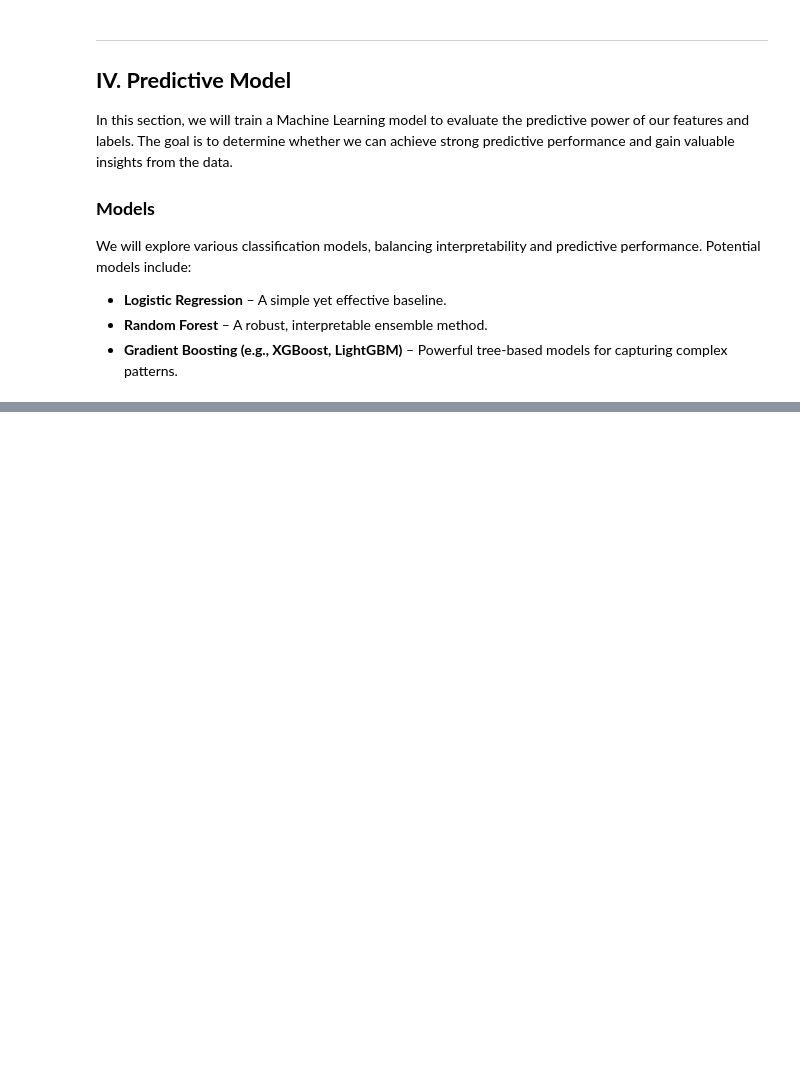
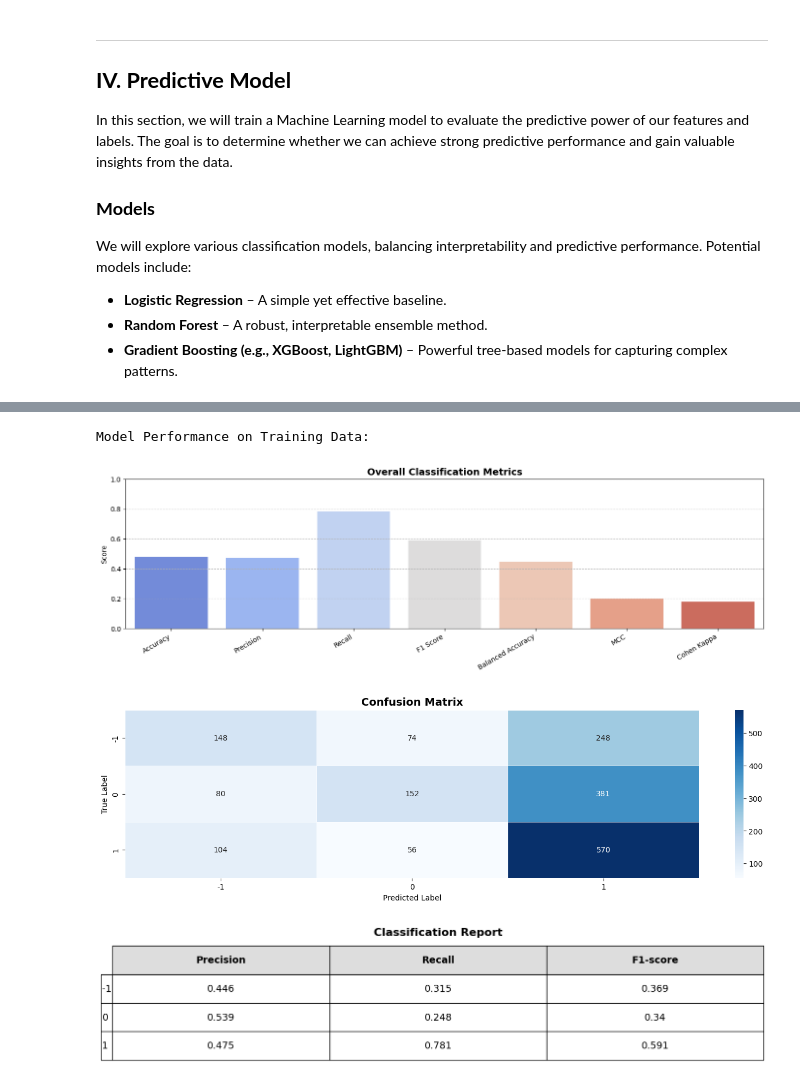
Before and after one commit to Cheval-Paresseux/ChevalParesseux-lib, a Jupyter notebook: notebooks/MachineLearning.ipynb, the cells around one changed output, grey strips where cells are left out. Cells and saved outputs as stored; diff of their text form; code cells hidden in the pictures; blank space fills up the shorter version.

```diff
--- a/notebooks/MachineLearning.ipynb
+++ b/notebooks/MachineLearning.ipynb
@@ -359 +364,20 @@ lib.plot_tree(decision_tree.root, feature_names=X_train.columns.tolist())
+# %%
+"""Let's see how the model performs on the training set"""
+predictions = decision_tree.predict(training_set['AAPL'].drop(['labels_tb', 'labels_lf'], axis=1))
+training_set['AAPL']['predictions'] = predictions
+training_data['AAPL'].loc[:, 'predictions'] = training_set['AAPL']['predictions']
+
+plotting_data = training_data['AAPL'].copy().dropna(axis=0)
+plotting_data['asset_returns'] = plotting_data['close'].pct_change()
+plotting_data['model_returns'] = plotting_data['predictions'] * plotting_data['asset_returns'].shift(-1)
+plotting_data['model_cumret'] = (1 + plotting_data['model_returns']).cumprod()
+plotting_data['asset_cumret'] = (1 + plotting_data['asset_returns']).cumprod()
+
+print('Model Performance on Training Data:')
+lib.classification_metrics(predictions=plotting_data['predictions'], labels=plotting_data['labels_lf'], classes=[-1, 0, 1])
+# %% [output]
+Model Performance on Training Data:
+[figure, added]
+[figure, added]
+[figure, added]
 # %%
```
Also changed, not shown: parts of 16 cells of this notebook, 5 other files.
